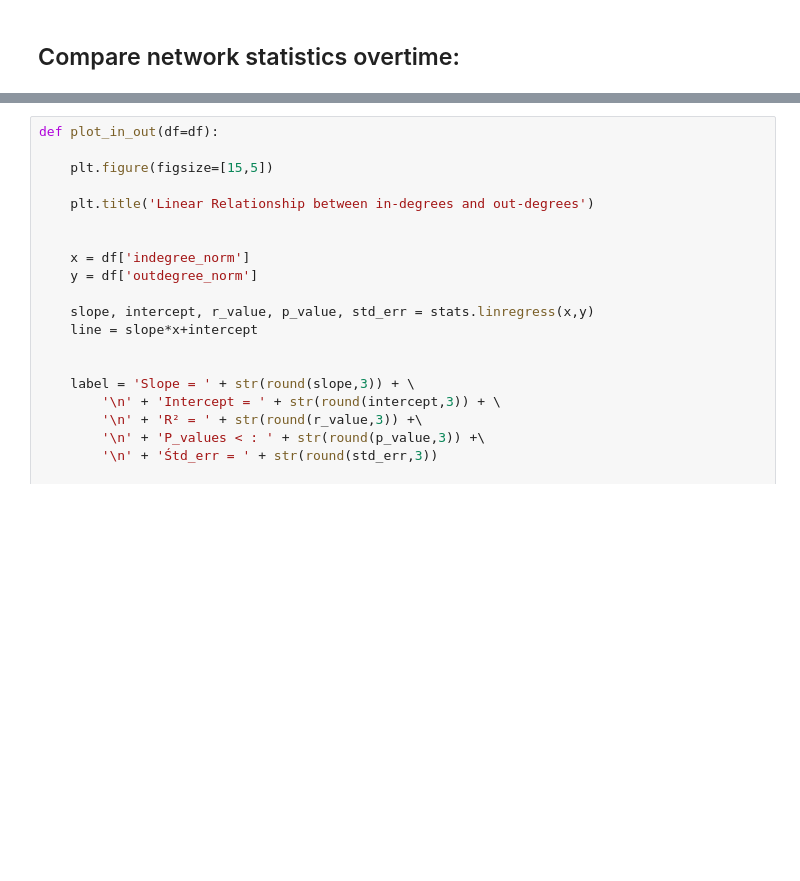
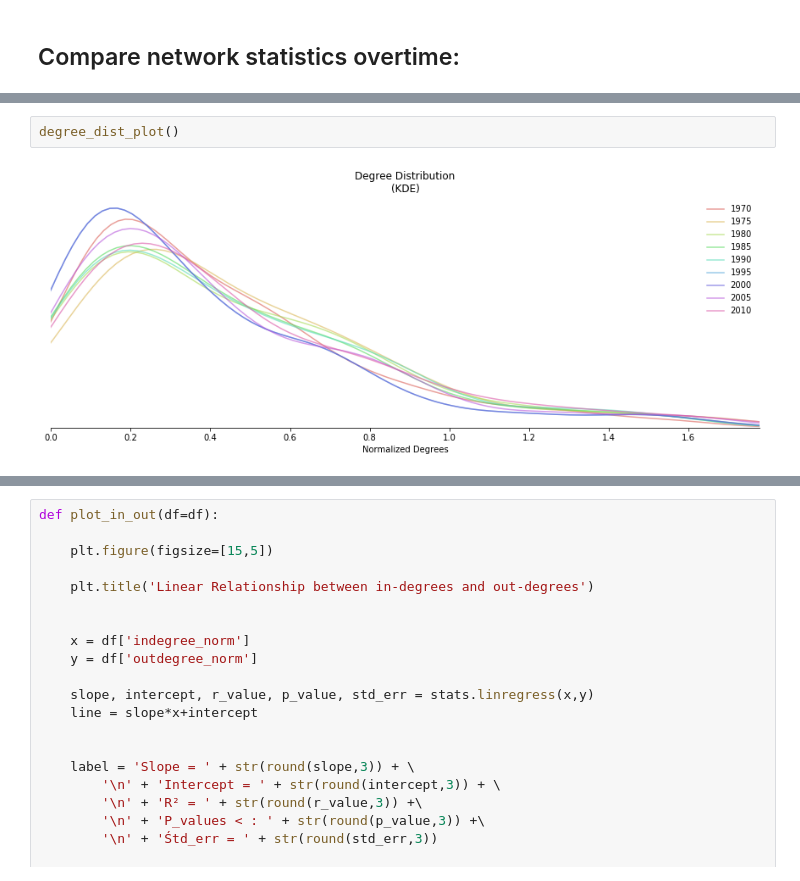
Before and after one commit to Polichinel/SNA, a Jupyter notebook: main_py.ipynb, the cells around one changed output, grey strips where cells are left out. Drawn from its saved outputs; the diff is of its cells as text; blank space fills up the shorter version.

```diff
--- a/main_py.ipynb
+++ b/main_py.ipynb
@@ -58,0 +174,4 @@ df_year_stats
+# %%
+degree_dist_plot()
+# %% [output]
+[figure, added]
```
Also changed, not shown: parts of 39 cells of this notebook, 1 other file.
